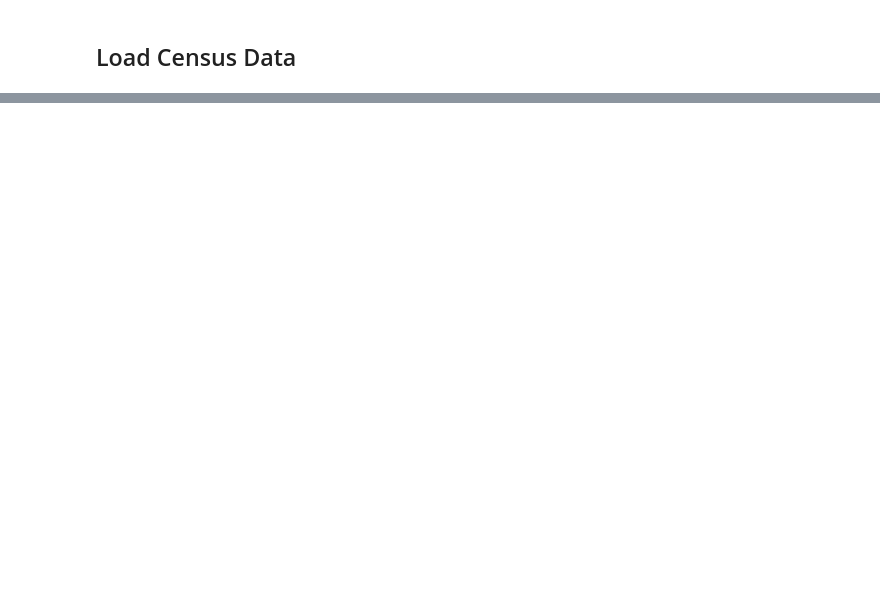
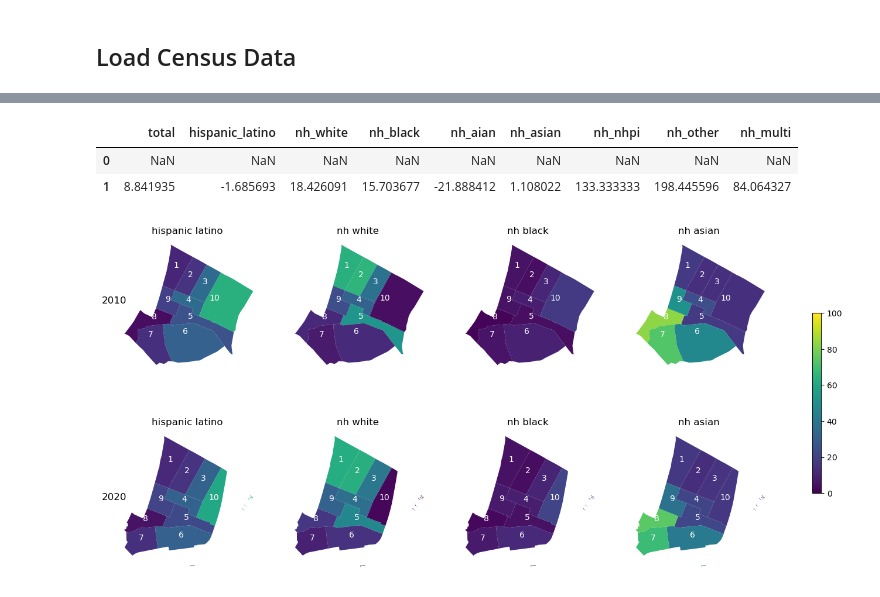
Before and after one commit to jennahgosciak/cb3-census-data, a Jupyter notebook: 00_load_census_data.ipynb, the cells around one changed output, grey strips where cells are left out. Drawn from its saved outputs; the diff is of its cells as text; code cells hidden in the pictures; blank space fills up the shorter version.

```diff
--- a/00_load_census_data.ipynb
+++ b/00_load_census_data.ipynb
@@ -94,0 +213,11 @@ census = Census(api_key)
+# %%
+cb3_gdf_diss_concat = pd.concat([cb3_gdf_2010_diss[['sectors', 'geometry']].to_crs(2263).assign(year=2010),
+cb3_gdf_diss[['sectors', 'geometry']].to_crs(2263).assign(year=2020)])
+# %%
+demo_cols = list(dec_dict[2020].values())
+cb3_gdf_demo = cb3_gdf_concat.merge(dec_gdf, left_on=['ct', 'yr'], right_on=['tract', 'year'], how='outer')
+cb3_gdf_demo[demo_cols] = cb3_gdf_demo[demo_cols].astype(float)
+cb3_gdf_sector = cb3_gdf_demo.groupby(['sectors', 'year'], as_index=False)[list(dec_dict[2020].values())].sum()\
+    .merge(cb3_gdf_diss_concat, how='right', on=['sectors', 'year'])
+cb3_gdf_sector = gpd.GeoDataFrame(cb3_gdf_sector, geometry='geometry')
+cb3_gdf_sector.head()
@@ -94,0 +231,4 @@ census = Census(api_key)
+# %%
+for col in demo_cols:
+    if col != 'total':
+        cb3_gdf_sector[col+'_per'] = cb3_gdf_sector[col]*100/cb3_gdf_sector['total']
@@ -94,0 +249,11 @@ census = Census(api_key)
+# %%
+# totals for cb3
+cb3_totals = cb3_gdf_sector.sort_values('year').groupby('year')[demo_cols].sum().reset_index()
+cb3_totals[demo_cols].pct_change()*100
+# %% [output]
+|  | total | hispanic_latino | nh_white | nh_black | nh_aian | nh_asian | nh_nhpi | nh_other | nh_multi |
+| 0 | NaN | NaN | NaN | NaN | NaN | NaN | NaN | NaN | NaN |
+| 1 | 8.841935 | -1.685693 | 18.426091 | 15.703677 | -21.888412 | 1.108022 | 133.333333 | 198.445596 | 84.064327 |
+# %%
+# define columns for plots
+race_cols_per = [x + '_per' for x in ['hispanic_latino', 'nh_white', 'nh_black', 'nh_asian']]
@@ -94,0 +269,28 @@ census = Census(api_key)
+# %%
+fig, axes = plt.subplots(2,4, figsize=(18, 8))
+
+yrs = [2010, 2020]
+for j in range(2):
+    for i in range(len(race_cols_per)):
+        cb3_gdf_sector[cb3_gdf_sector['year']==yrs[j]].plot(ax=axes[j,i],
+        column=race_cols_per[i], vmin=0, vmax=100, legend=False)
+        axes[j,i].set_title(f'{race_cols_per[i].replace('_', ' ').replace('per','')}')
+        #axes[j,i].set_axis_off()
+        axes[j,i].set_xticks([])
+        axes[j,i].set_yticks([])
+        axes[j,i].spines['top'].set_visible(False)
+        axes[j,i].spines['right'].set_visible(False)
+        axes[j,i].spines['bottom'].set_visible(False)
+        axes[j,i].spines['left'].set_visible(False)
+        for idx, row in cb3_gdf_diss.iterrows():
+            axes[j,i].annotate(text=row['sectors'], xy=row['coords'],
+                        horizontalalignment='center', color='white')
+# assume it's the first (and only) mappable
+patch_col = axes[0,0].collections[0]
+cb = fig.colorbar(patch_col, ax=axes, shrink=0.5)
+
+for ax, row in zip(axes[:,0], [2010, 2020]):
+    ax.set_ylabel(row, rotation=0, size='large')
+plt.savefig('cb3_maps.pdf');
+# %% [output]
+[figure, added]
```
Also changed, not shown: parts of 34 cells of this notebook.
